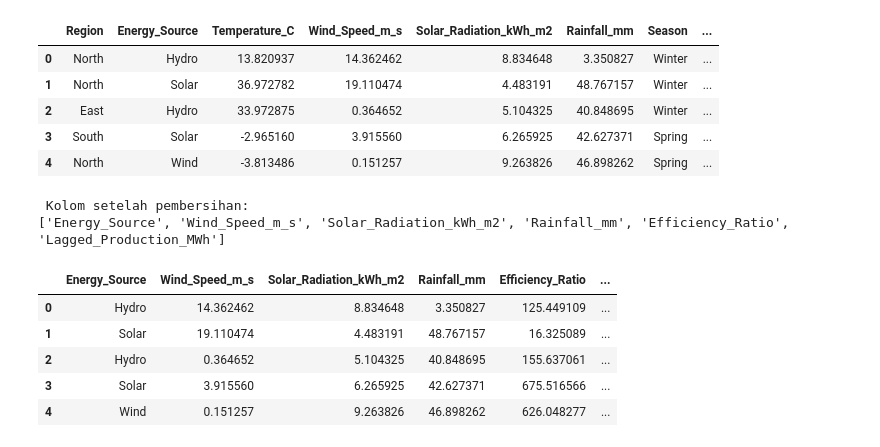
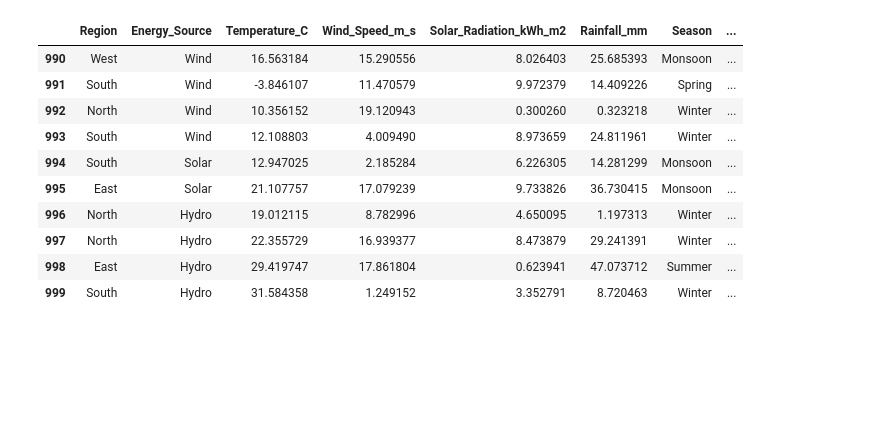
Before and after one commit to sfaril12/renewable_energy_clasification_dataset, a Jupyter notebook: Kelompok_6.ipynb, the cells around one changed output. Saved outputs shown, nothing was run; the diff lists cells and outputs as text; code cells hidden in the pictures; blank space fills up the shorter version.

```diff
--- a/Kelompok_6.ipynb
+++ b/Kelompok_6.ipynb
@@ -3,51 +260,17 @@
 # %%
-import requests
+url = "https://raw.githubusercontent.com/sfaril12/renewable_energy_clasification_dataset/refs/heads/main/Renewable_Energy_Data.csv"
 
-link = 'https://raw.githubusercontent.com/sfaril12/renewable_energy_clasification_dataset/refs/heads/main/Renewable_Energy_Data.csv'
-
-response = requests.get(link)
-
-with open('Renewable_Energy_Data.csv', 'wb') as file:
-    file.write(response.content)
+df=pd.read_csv(url)
+df.tail(10)
+# %% [output]
+|  | Region | Energy_Source | Temperature_C | Wind_Speed_m_s | Solar_Radiation_kWh_m2 | Rainfall_mm | Season | ... |
+| 990 | West | Wind | 16.563184 | 15.290556 | 8.026403 | 25.685393 | Monsoon | ... |
+| 991 | South | Wind | -3.846107 | 11.470579 | 9.972379 | 14.409226 | Spring | ... |
+| 992 | North | Wind | 10.356152 | 19.120943 | 0.300260 | 0.323218 | Winter | ... |
+| 993 | South | Wind | 12.108803 | 4.009490 | 8.973659 | 24.811961 | Winter | ... |
+| 994 | South | Solar | 12.947025 | 2.185284 | 6.226305 | 14.281299 | Monsoon | ... |
+| 995 | East | Solar | 21.107757 | 17.079239 | 9.733826 | 36.730415 | Monsoon | ... |
+| 996 | North | Hydro | 19.012115 | 8.782996 | 4.650095 | 1.197313 | Winter | ... |
+| 997 | North | Hydro | 22.355729 | 16.939377 | 8.473879 | 29.241391 | Winter | ... |
+| 998 | East | Hydro | 29.419747 | 17.861804 | 0.623941 | 47.073712 | Summer | ... |
+| 999 | South | Hydro | 31.584358 | 1.249152 | 3.352791 | 8.720463 | Winter | ... |
-# %%
-import pandas as pd
-
-# Membaca file CSV
-df = pd.read_csv('Renewable_Energy_Data.csv')
-display(df.head())
-# %% [output]
-|  | Region | Energy_Source | Temperature_C | Wind_Speed_m_s | Solar_Radiation_kWh_m2 | Rainfall_mm | Season | ... |
-| 0 | North | Hydro | 13.820937 | 14.362462 | 8.834648 | 3.350827 | Winter | ... |
-| 1 | North | Solar | 36.972782 | 19.110474 | 4.483191 | 48.767157 | Winter | ... |
-| 2 | East | Hydro | 33.972875 | 0.364652 | 5.104325 | 40.848695 | Winter | ... |
-| 3 | South | Solar | -2.965160 | 3.915560 | 6.265925 | 42.627371 | Spring | ... |
-| 4 | North | Wind | -3.813486 | 0.151257 | 9.263826 | 46.898262 | Spring | ... |
-# %%
-# Langkah 2 — Data Preparation (versi diperbaiki)
-drop_columns = [
-    "Region",
-    "Temperature_C",
-    "Season",
-    "Combined_Weather_Index",
-    "Energy_Class"
-]
-
-# Pastikan hanya menghapus kolom yang benar-benar ada
-drop_columns = [col for col in drop_columns if col in df.columns]
-
-# Hapus kolom
-df_clean = df.drop(columns=drop_columns)
-
-# Tampilkan hasil
-print(" Kolom setelah pembersihan:")
-print(df_clean.columns.tolist())
-display(df_clean.head())
-# %% [output]
- Kolom setelah pembersihan:
-['Energy_Source', 'Wind_Speed_m_s', 'Solar_Radiation_kWh_m2', 'Rainfall_mm', 'Efficiency_Ratio', 'Lagged_Production_MWh']
-|  | Energy_Source | Wind_Speed_m_s | Solar_Radiation_kWh_m2 | Rainfall_mm | Efficiency_Ratio | ... |
-| 0 | Hydro | 14.362462 | 8.834648 | 3.350827 | 125.449109 | ... |
-| 1 | Solar | 19.110474 | 4.483191 | 48.767157 | 16.325089 | ... |
-| 2 | Hydro | 0.364652 | 5.104325 | 40.848695 | 155.637061 | ... |
-| 3 | Solar | 3.915560 | 6.265925 | 42.627371 | 675.516566 | ... |
-| 4 | Wind | 0.151257 | 9.263826 | 46.898262 | 626.048277 | ... |
```
Also changed, not shown: parts of 7 cells of this notebook.
